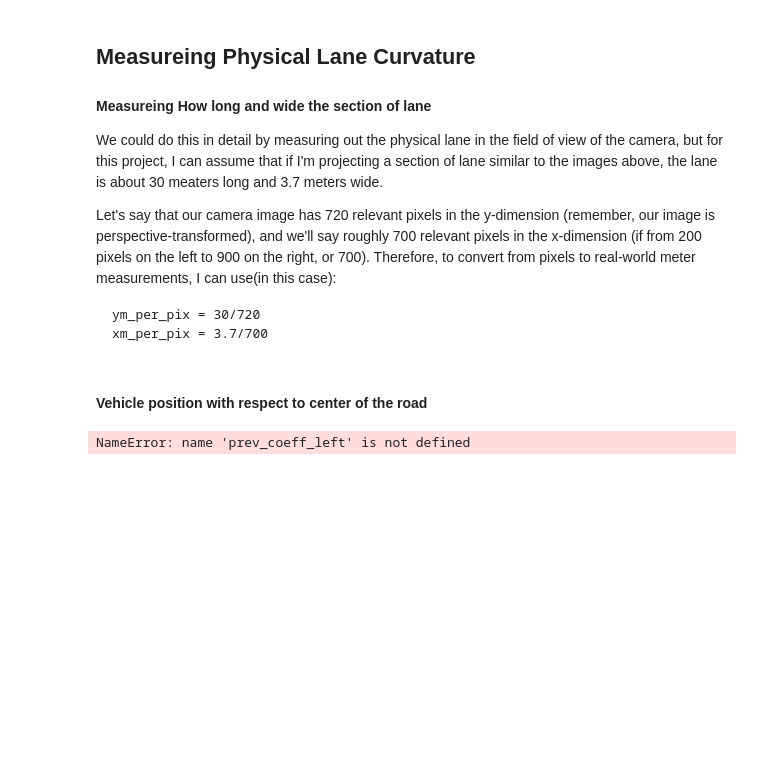
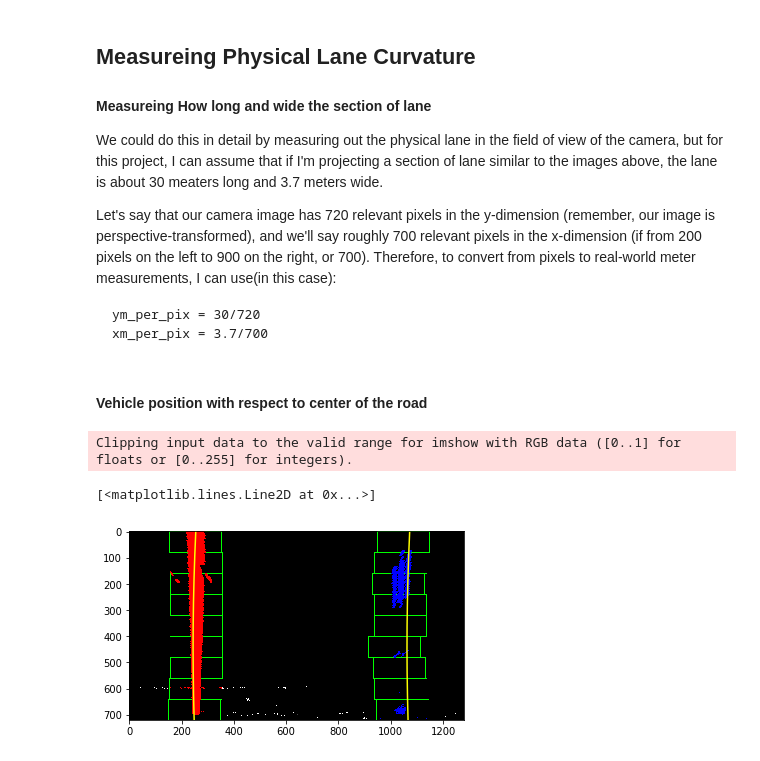
Before and after one commit to MasanaoMatsuda/finding-lane-lines, a Jupyter notebook: AdvancedLaneFinding/AdvancedLaneFinding.ipynb, the cells around one changed output. Drawn from its saved outputs; the diff is of its cells as text; code cells hidden in the pictures; blank space fills up the shorter version.

Commit message:
modify the missing right lane

```diff
--- a/AdvancedLaneFinding/AdvancedLaneFinding.ipynb
+++ b/AdvancedLaneFinding/AdvancedLaneFinding.ipynb
@@ -119,6 +119,8 @@ def create_binary_image(img, thresh_min=50, thresh_max=100):
     binary = np.zeros_like(img)
     binary[(img > thresh_min) & (img < thresh_max)] = 1
     return binary
+# %%
+rimg = mpimg.imread('test_images/straight_lines1.jpg')
 # %%
 # apply the Sobel filter for y direction
 #sobelx = filter_sobel(rimg, 'x')
@@ -532,13 +511,44 @@ dst = np.float32(
      [245, 686],
      [245, 463]])
 holder = InputHolder(calib, src, dst)
+# %%
+def normalize_coefficient(coeff_l, coeff_r, lx, rx):
+    weight_l = len(lx) / (len(lx) + len(rx))
+    weight_r = len(rx) / (len(lx) + len(rx))
+    return coeff_l * weight_l + coeff_r * weight_r
+# %%
+# For Initialize
+rimg = mpimg.imread('test_images/straight_lines1.jpg')
+undist_img = cv2.undistort(rimg, holder.calib.cam_mtx, holder.calib.dist_coeff)
+binary_img = to_binary(undist_img)
+warped_img = cv2.warpPerspective(binary_img, holder.M, (rimg.shape[1], rimg.shape[0]), flags=cv2.INTER_LINEAR)
+
+starting_point_l, starting_point_r = get_starting_point_likely(warped_img)
+lx, ly, rx, ry, rect_drawed = search_lane_line_pixels(warped_img, starting_point_l, starting_point_r, True)
+coeff_left = np.polyfit(ly, lx, 2)
+coeff_right = np.polyfit(ry, rx, 2)
+
+coeff_avg = normalize_coefficient(coeff_left, coeff_right, lx, rx)
+coeff_left[0:2] = coeff_avg[0:2]
+coeff_right[0:2] = coeff_avg[0:2]
+
+ploty, plotx_l = get_quadratic_plots(warped_img, coeff_left)
+ploty, plotx_r = get_quadratic_plots(warped_img, coeff_right)
+plt.imshow(rect_drawed)
+plt.plot(plotx_l, ploty, color='yellow')
+plt.plot(plotx_r, ploty, color='yellow')
+# %% [output]
+Clipping input data to the valid range for imshow with RGB data ([0..1] for floats or [0..255] for integers).
+[<matplotlib.lines.Line2D at 0x...>]
+[figure, added]
 # %%
 # Changable values
 is_first_frame = True
-prev_coeff_left
-prev_coeff_right
+starting_point_l = 0
+starting_point_r = 0
+prev_coeff_avg = coeff_avg
+prev_coeff_left = coeff_left
+prev_coeff_right = coeff_right
-# %% [output]
-NameError: name 'prev_coeff_left' is not defined
 # %%
 test_video = 'output_images/lane_drawed_project_video.mp4'
 clip = VideoFileClip('project_video.mp4')
```
Also changed, not shown: parts of 7 cells of this notebook, 1 other file.
